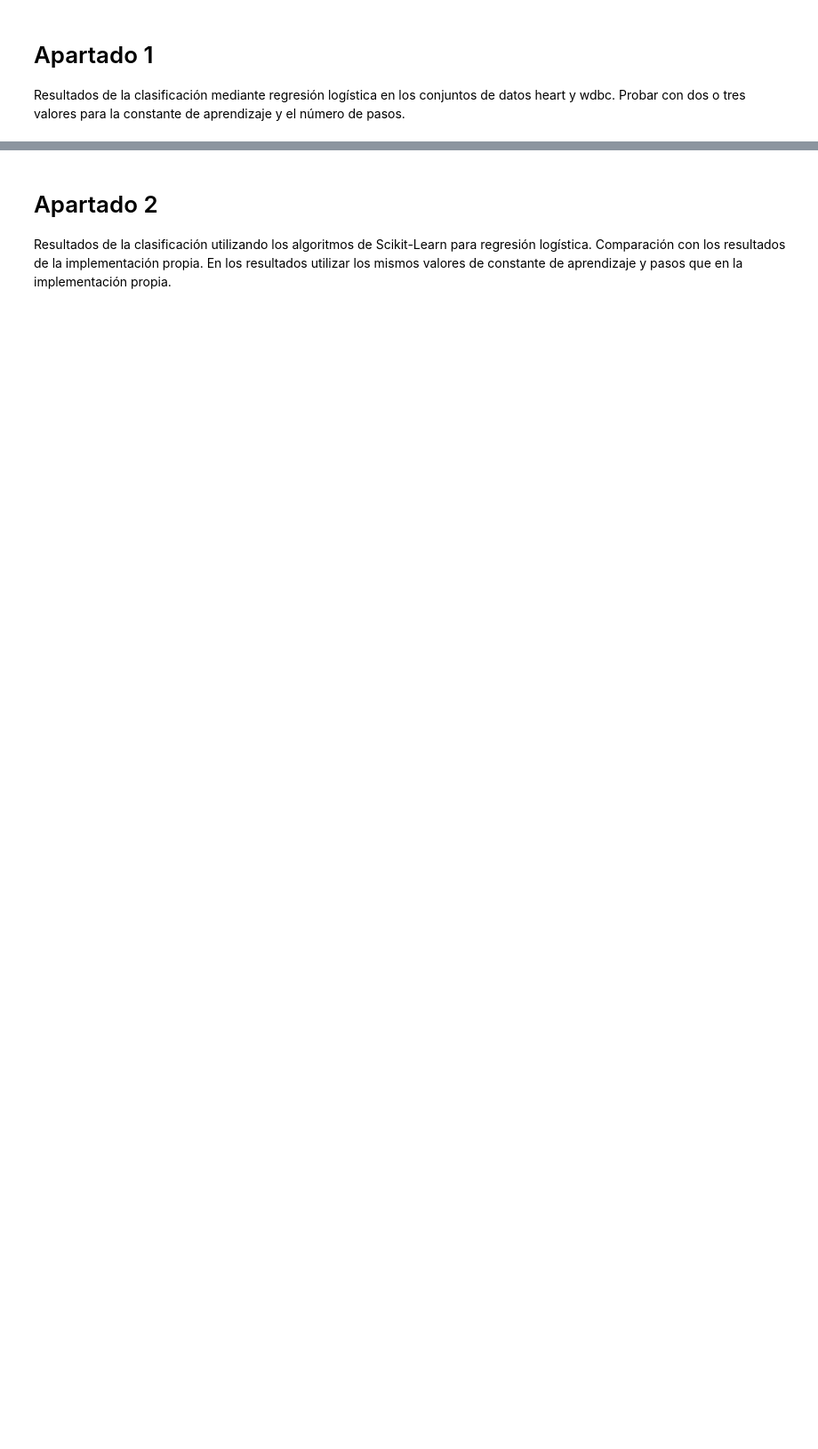
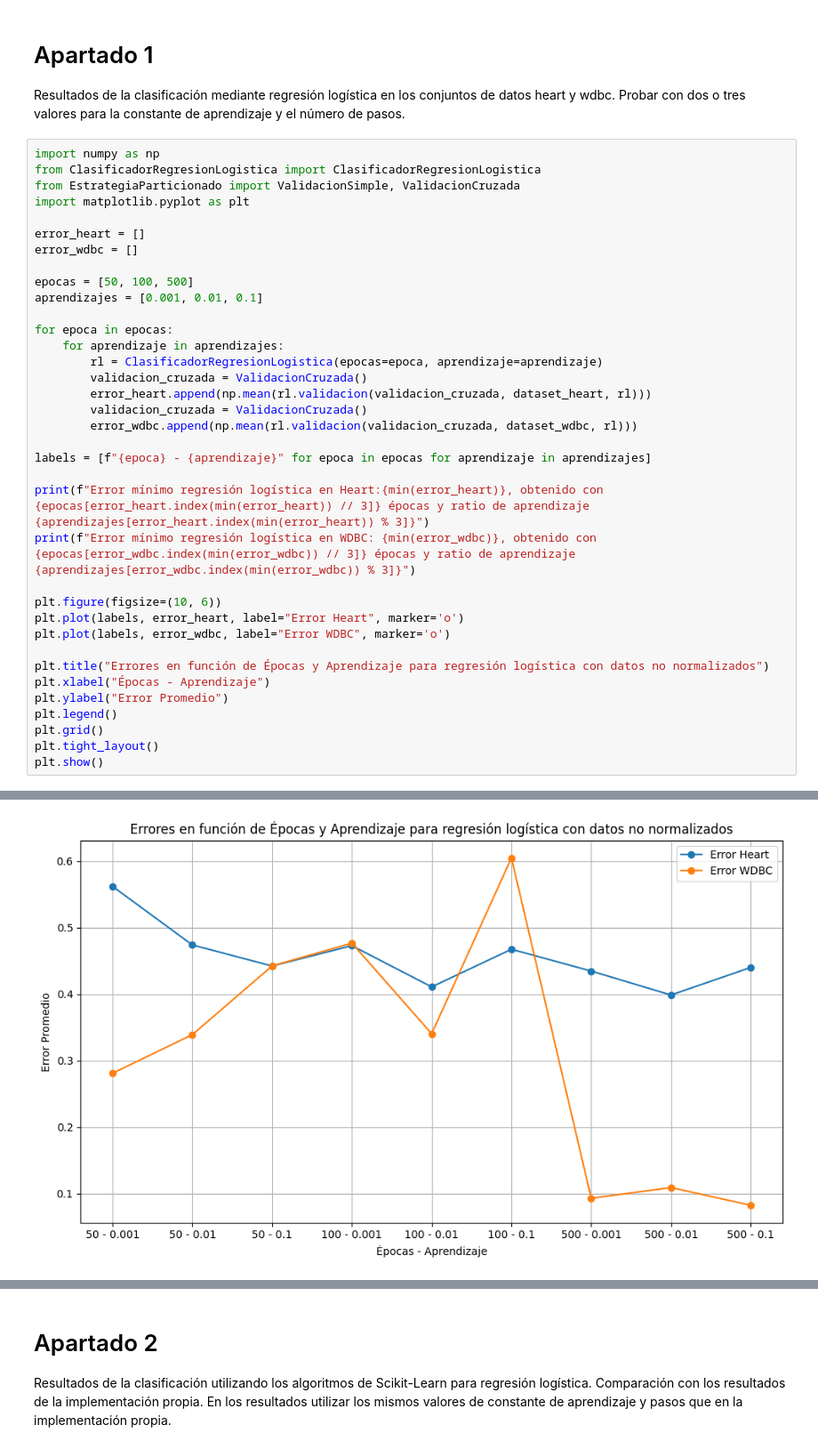
Before and after one commit to santacg/IngenieriaInformaticaUAM, a Jupyter notebook: P2.ipynb, the cells around one changed output, grey strips where cells are left out. Shown at 89% size. Drawn from its saved outputs; the diff is of its cells as text; blank space fills up the shorter version.

```diff
--- a/P2.ipynb
+++ b/P2.ipynb
@@ -28,3 +28,40 @@ Resultados de la clasificación mediante regresión logística
 en los conjuntos de datos heart y wdbc. Probar con dos o
 tres valores para la constante de aprendizaje y el número
 de pasos.
+# %%
+import numpy as np
+from ClasificadorRegresionLogistica import ClasificadorRegresionLogistica
+from EstrategiaParticionado import ValidacionSimple, ValidacionCruzada
+import matplotlib.pyplot as plt
+
+error_heart = []
+error_wdbc = []
+
+epocas = [50, 100, 500]
+aprendizajes = [0.001, 0.01, 0.1]
+
+for epoca in epocas:
+    for aprendizaje in aprendizajes:
+        rl = ClasificadorRegresionLogistica(epocas=epoca, aprendizaje=aprendizaje)
+        validacion_cruzada = ValidacionCruzada()
+        error_heart.append(np.mean(rl.validacion(validacion_cruzada, dataset_heart, rl)))
+        validacion_cruzada = ValidacionCruzada()
+        error_wdbc.append(np.mean(rl.validacion(validacion_cruzada, dataset_wdbc, rl)))
+
+labels = [f"{epoca} - {aprendizaje}" for epoca in epocas for aprendizaje in aprendizajes]
+
+print(f"Error mínimo regresión logística en Heart:{min(error_heart)}, obtenido con {epocas[error_heart.index(min(error_heart)) // 3]} épocas y ratio de aprendizaje {aprendizajes[error_heart.index(min(error_heart)) % 3]}")
+print(f"Error mínimo regresión logística en WDBC: {min(error_wdbc)}, obtenido con {epocas[error_wdbc.index(min(error_wdbc)) // 3]} épocas y ratio de aprendizaje {aprendizajes[error_wdbc.index(min(error_wdbc)) % 3]}")
+
+plt.figure(figsize=(10, 6))
+plt.plot(labels, error_heart, label="Error Heart", marker='o')
+plt.plot(labels, error_wdbc, label="Error WDBC", marker='o')
+
+plt.title("Errores en función de Épocas y Aprendizaje para regresión logística con datos no normalizados")
+plt.xlabel("Épocas - Aprendizaje")
+plt.ylabel("Error Promedio")
+plt.legend()
+plt.grid()
+plt.tight_layout()
+plt.show()
+# %% [output]
@@ -31,2 +70,3 @@ de pasos.
+[figure, added]
 # %%
 import numpy as np
```
Also changed, not shown: parts of 11 cells of this notebook, 5 other files.
